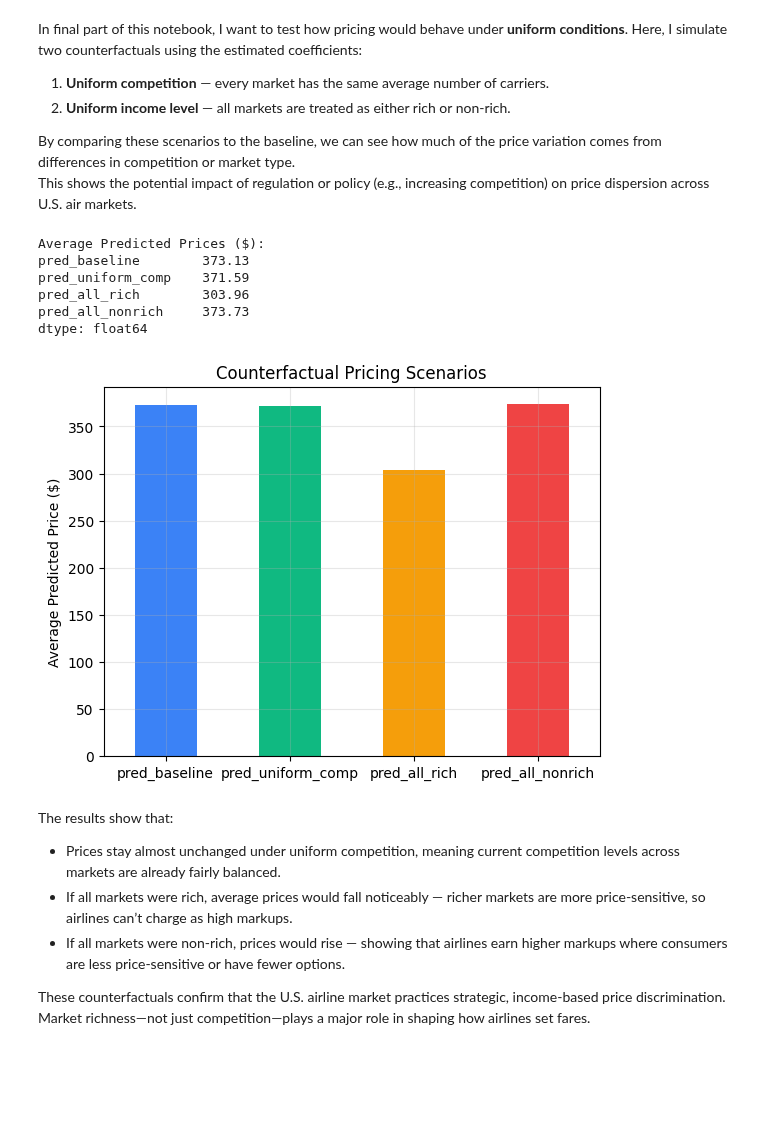
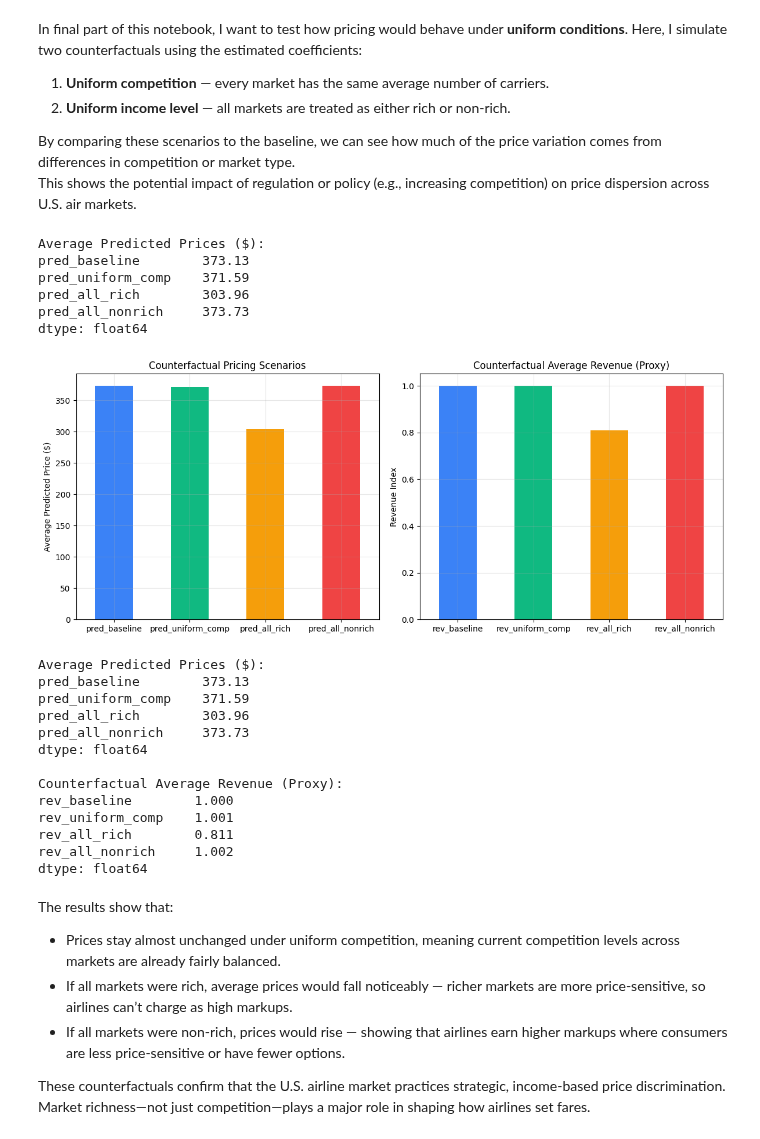
Before and after one commit to ZlataSparrow/Airline_Price_Discrimination, a Jupyter notebook: notebooks/03_Pricing_Rich_Markets.ipynb, the cells around one changed output. Saved outputs shown, nothing was run; the diff lists cells and outputs as text; code cells hidden in the pictures; blank space fills up the shorter version.

```diff
--- a/notebooks/03_Pricing_Rich_Markets.ipynb
+++ b/notebooks/03_Pricing_Rich_Markets.ipynb
@@ -1076,50 +1152,78 @@ By comparing these scenarios to the baseline, we can see how much of the price v
 This shows the potential impact of regulation or policy (e.g., increasing competition) on price dispersion across U.S. air markets.
 # %%
 
-# 1️⃣ Define a baseline and counterfactual setup
-# Use your final full structural model (e.g. full_structural_model)
-model = final_m  # replace with your variable name
+model = final_m
 
-# Create a copy of data for predictions
 cf_data = data.copy()
 
-# --- Baseline predicted log prices ---
 cf_data['pred_baseline'] = model.predict(cf_data)
 
-# --- Counterfactual 1: Uniform competition (set n_carriers = mean) ---
 cf_data['n_carriers_uniform'] = cf_data['n_carriers'].mean()
 cf_data['pred_uniform_comp'] = model.predict(
     cf_data.assign(n_carriers=cf_data['n_carriers_uniform'])
 )
 
-# --- Counterfactual 2: Uniform market richness (set all markets to rich = 0 or 1) ---
 cf_data['pred_all_rich'] = model.predict(cf_data.assign(rich_origin=1, rich_destination=1))
 cf_data['pred_all_nonrich'] = model.predict(cf_data.assign(rich_origin=0, rich_destination=0))
 
-# --- Convert from log to level prices ---
 for col in ['pred_baseline', 'pred_uniform_comp', 'pred_all_rich', 'pred_all_nonrich']:
     cf_data[col] = np.exp(cf_data[col])
 
-# 2️⃣ Summarize results
 avg_prices = cf_data[['pred_baseline', 'pred_uniform_comp', 'pred_all_rich', 'pred_all_nonrich']].mean()
 print("Average Predicted Prices ($):")
 print(avg_prices.round(2))
 
-# 3️⃣ Visualize
-avg_prices.plot(kind='bar', color=['#3b82f6', '#10b981', '#f59e0b', '#ef4444'])
-plt.title('Counterfactual Pricing Scenarios')
-plt.ylabel('Average Predicted Price ($)')
-plt.xticks(rotation=0)
-plt.grid(alpha=0.3)
+cf_data['demand_proxy'] = 1 / cf_data['pred_baseline']
+
+cf_data['rev_baseline'] = cf_data['pred_baseline'] * cf_data['demand_proxy']
+cf_data['rev_uniform_comp'] = cf_data['pred_uniform_comp'] * cf_data['demand_proxy']
+cf_data['rev_all_rich'] = cf_data['pred_all_rich'] * cf_data['demand_proxy']
+cf_data['rev_all_nonrich'] = cf_data['pred_all_nonrich'] * cf_data['demand_proxy']
+
+rev_summary = cf_data[['rev_baseline', 'rev_uniform_comp', 'rev_all_rich', 'rev_all_nonrich']].mean()
+
+fig, axes = plt.subplots(1, 2, figsize=(12, 5))
+
+avg_prices.plot(kind='bar', color=['#3b82f6', '#10b981', '#f59e0b', '#ef4444'], ax=axes[0])
+axes[0].set_title('Counterfactual Pricing Scenarios')
+axes[0].set_ylabel('Average Predicted Price ($)')
+axes[0].set_xticklabels(avg_prices.index, rotation=0)
+axes[0].grid(alpha=0.3)
+
+rev_summary.plot(kind='bar', color=['#3b82f6', '#10b981', '#f59e0b', '#ef4444'], ax=axes[1])
+axes[1].set_title('Counterfactual Average Revenue (Proxy)')
+axes[1].set_ylabel('Revenue Index')
+axes[1].set_xticklabels(rev_summary.index, rotation=0)
+axes[1].grid(alpha=0.3)
+
+plt.tight_layout()
 plt.show()
+
+print("Average Predicted Prices ($):")
+print(avg_prices.round(2))
+print("\nCounterfactual Average Revenue (Proxy):")
+print(rev_summary.round(3))
 # %% [output]
 Average Predicted Prices ($):
 pred_baseline        373.13
 pred_uniform_comp    371.59
 pred_all_rich        303.96
 pred_all_nonrich     373.73
 dtype: float64
-[figure, old version]
+[figure, new version]
+Average Predicted Prices ($):
+pred_baseline        373.13
+pred_uniform_comp    371.59
+pred_all_rich        303.96
+pred_all_nonrich     373.73
+dtype: float64
+
+Counterfactual Average Revenue (Proxy):
+rev_baseline        1.000
+rev_uniform_comp    1.001
+rev_all_rich        0.811
+rev_all_nonrich     1.002
+dtype: float64
 # %% [markdown]
 The results show that:
 
```
Also changed, not shown: parts of 4 cells of this notebook.
